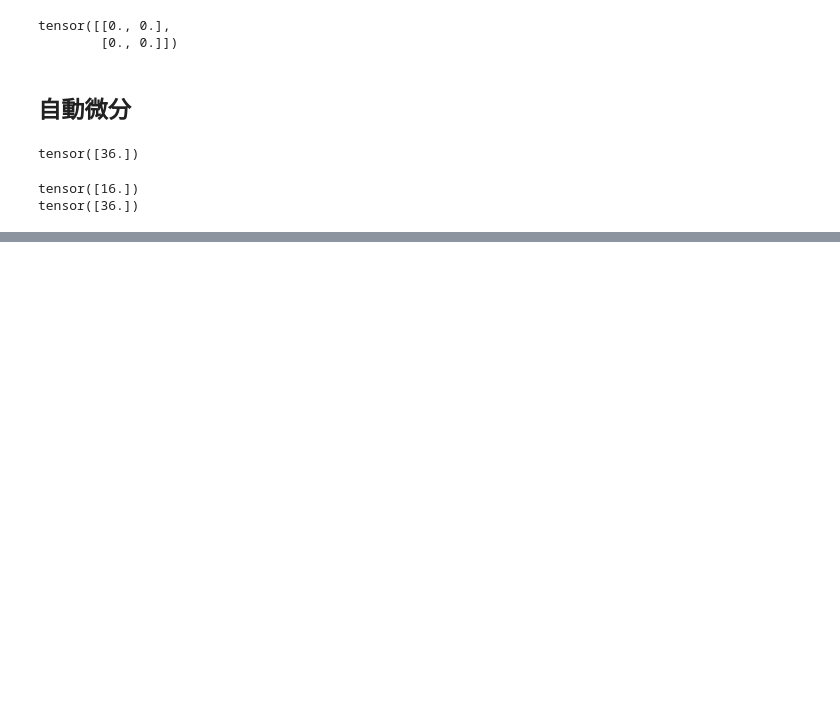
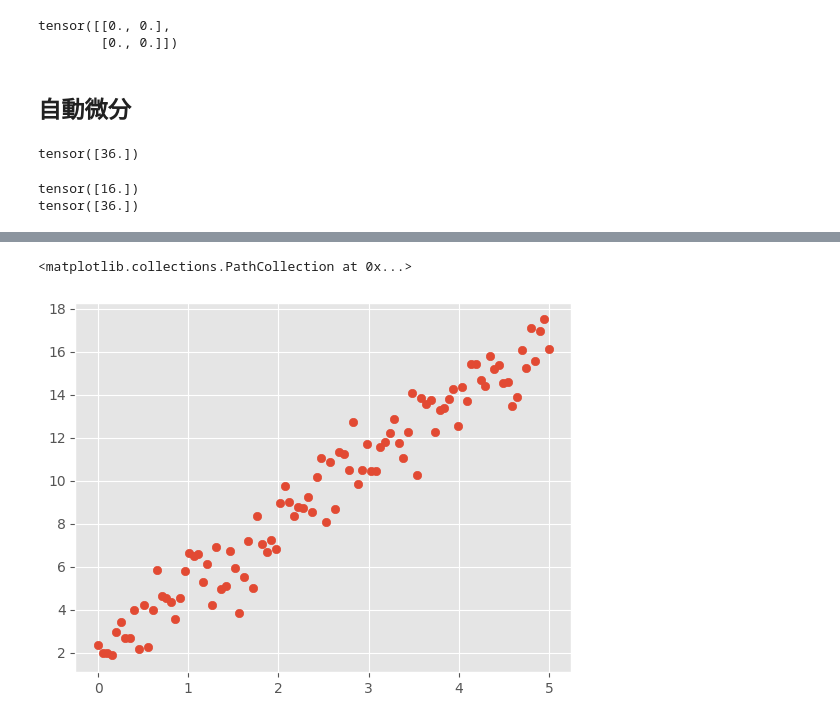
Before and after one commit to Pakeith0805/Study_PyTorch, a Jupyter notebook: main.ipynb, the cells around one changed output, grey strips where cells are left out. Saved outputs shown, nothing was run; the diff lists cells and outputs as text; code cells hidden in the pictures; blank space fills up the shorter version.

```diff
--- a/main.ipynb
+++ b/main.ipynb
@@ -169,0 +179,9 @@ tensor([36.])
+# %%
+from ast import increment_lineno
+import torch
+import torch.nn as nn
+import torch.optim as optim
+import matplotlib.pyplot as plt
+import numpy as np
+%matplotlib inline
+plt.style.use("ggplot")
@@ -169,0 +193,13 @@ tensor([36.])
+# %%
+# いくつかの数を定義
+a = 3
+b = 2
+x = torch.linspace(0, 5, 100).view(100, 1) # 100はバッチの次元、1は入力データの次元
+eps = torch.randn(100, 1) # 乱数
+y = a * x + b + eps
+# %%
+# グラフを描く
+plt.scatter(x, y)
+# %% [output]
+<matplotlib.collections.PathCollection at 0x...>
+[figure, added]
```
Also changed, not shown: parts of 5 cells of this notebook.
